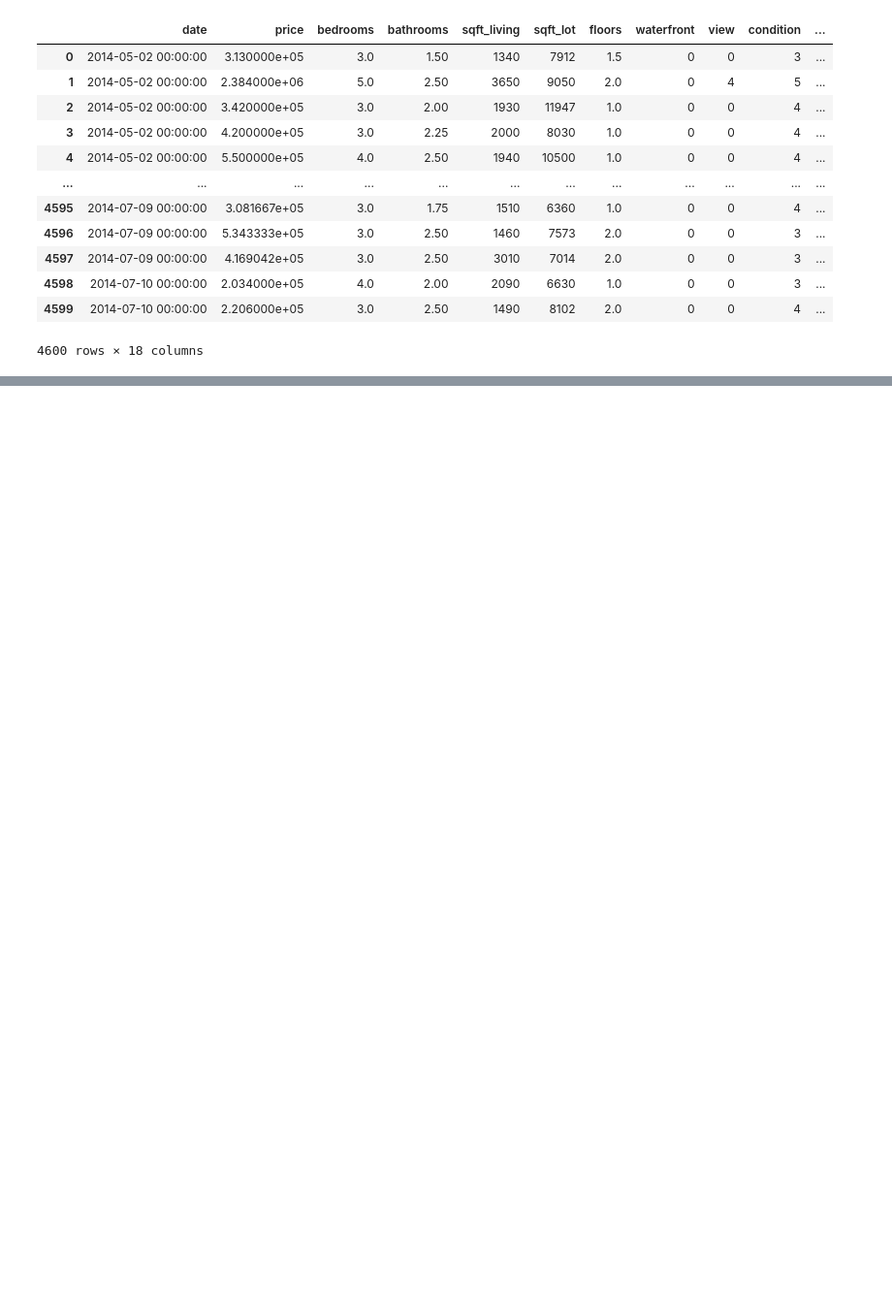
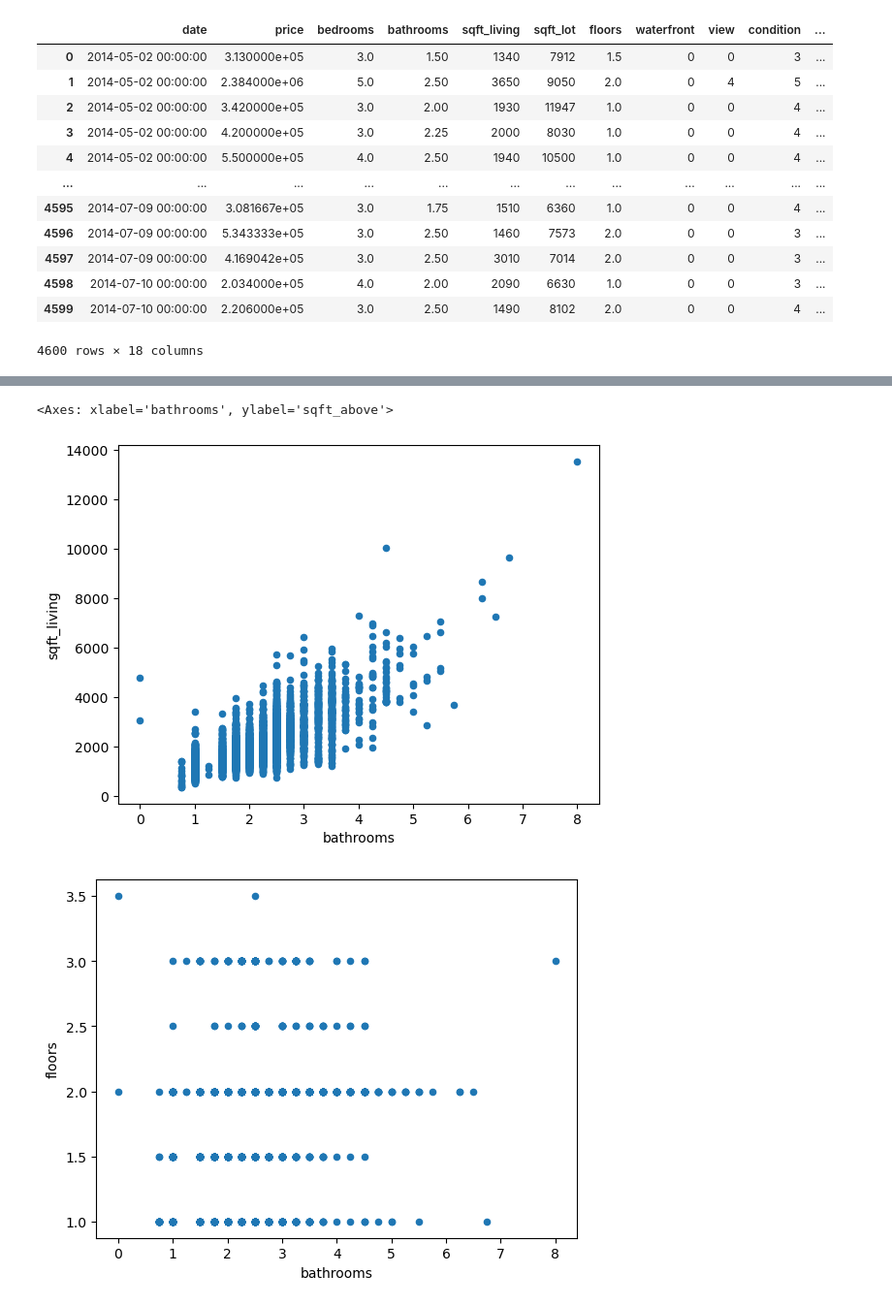
Before and after one commit to FahaDragusss/Foundations-Of-Machine-Learning, a Jupyter notebook: House Price Prediction Model/Preparing data.ipynb, the cells around one changed output, grey strips where cells are left out. Shown: that part at 97% size. Cells and saved outputs as stored; diff of their text form; code cells hidden in the pictures; blank space fills up the shorter version.

```diff
--- a/House Price Prediction Model/Preparing data.ipynb
+++ b/House Price Prediction Model/Preparing data.ipynb
@@ -22,0 +36,8 @@ house_df
+# %%
+house_df.plot.scatter(x = 'bathrooms', y= 'sqft_living')
+house_df.plot.scatter(x = 'bathrooms', y= 'floors')
+house_df.plot.scatter(x = 'bathrooms', y= 'sqft_above')
+# %% [output]
+<Axes: xlabel='bathrooms', ylabel='sqft_above'>
+[figure, added]
+[figure, added]
```
Also changed, not shown: parts of 6 cells of this notebook, 5 other files.
